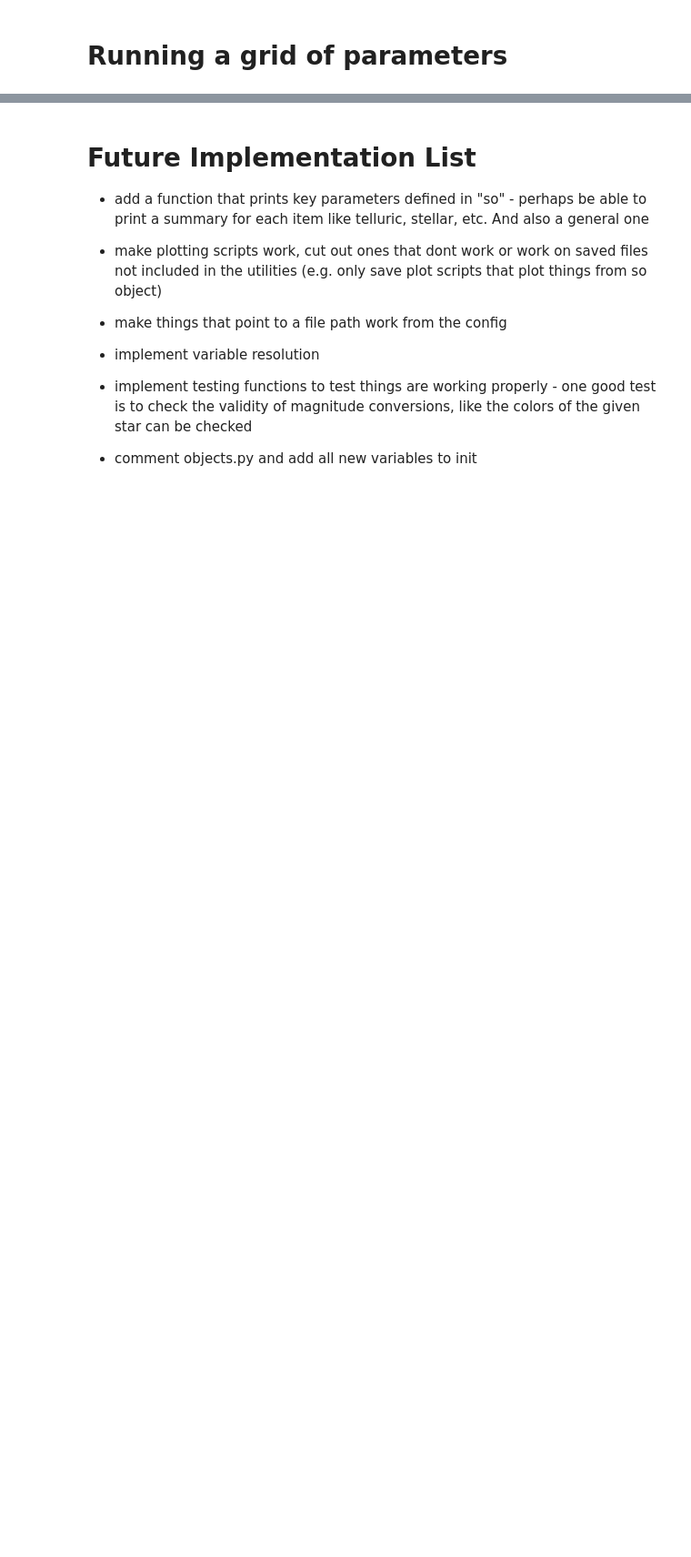
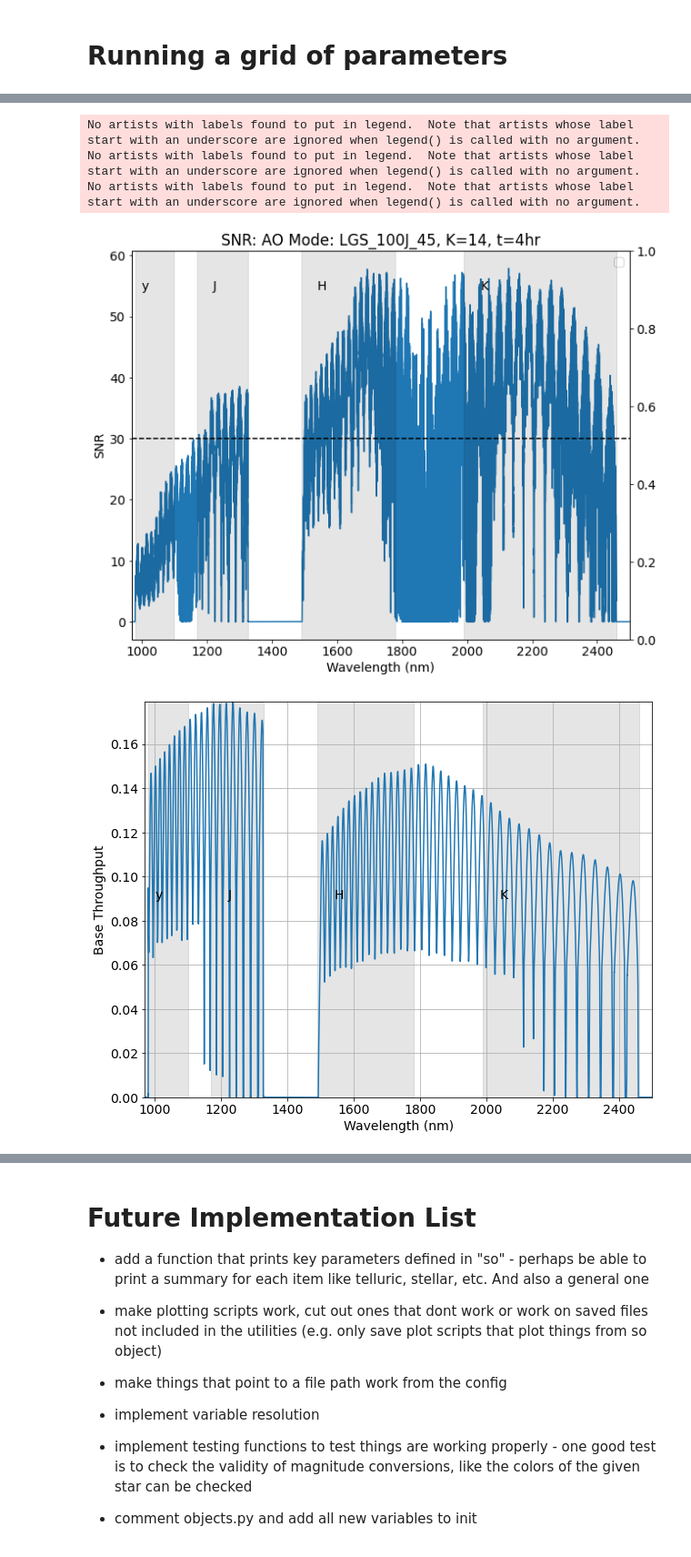
Before and after one commit to ashbake/specsim, a Jupyter notebook: examples/Tutorial_SNR_Grids.ipynb, the cells around one changed output, grey strips where cells are left out. Shown at 91% size. Cells and saved outputs as stored; diff of their text form; code cells hidden in the pictures; blank space fills up the shorter version.

Commit message:
now ao and specsim for web

```diff
--- a/examples/Tutorial_SNR_Grids.ipynb
+++ b/examples/Tutorial_SNR_Grids.ipynb
@@ -251,0 +439,4 @@ for i in np.arange(4):
+# %%
+configfile = '/Users/huihaoz/specsim/examples/hispec.cfg' # define our config file name and path
+so    = load_object(configfile)     # Load the contents of the config file into the so "storage object"
+cload = fill_data(so)               # Initiate the fill_data class which runs an observation and stores the results in so
@@ -251,0 +469,16 @@ for i in np.arange(4):
+# %%
+savepath = './'
+
+plot_tools.plot_snr(so,snrtype=0,savepath=savepath)
+
+plot_tools.plot_base_throughput(so,savepath=savepath)
+
+plot_tools.plot_photon(so,snrtype=0,savepath=savepath)
+
+plot_tools.plot_noise(so,snrtype=0,savepath=savepath)
+# %% [output]
+No artists with labels found to put in legend.  Note that artists whose label start with an underscore are ignored when legend() is called with no argument.
+No artists with labels found to put in legend.  Note that artists whose label start with an underscore are ignored when legend() is called with no argument.
+No artists with labels found to put in legend.  Note that artists whose label start with an underscore are ignored when legend() is called with no argument.
+[figure, added]
+[figure, added]
```
Also changed, not shown: parts of 26 cells of this notebook, 26 other files.
